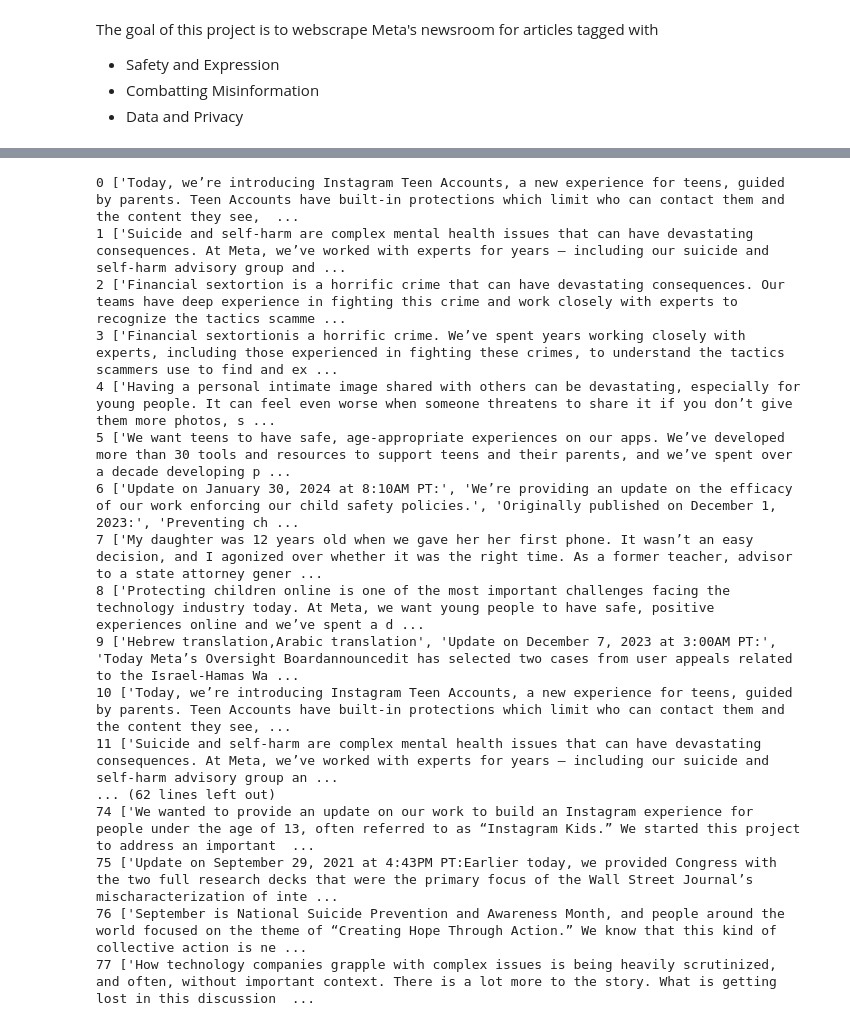
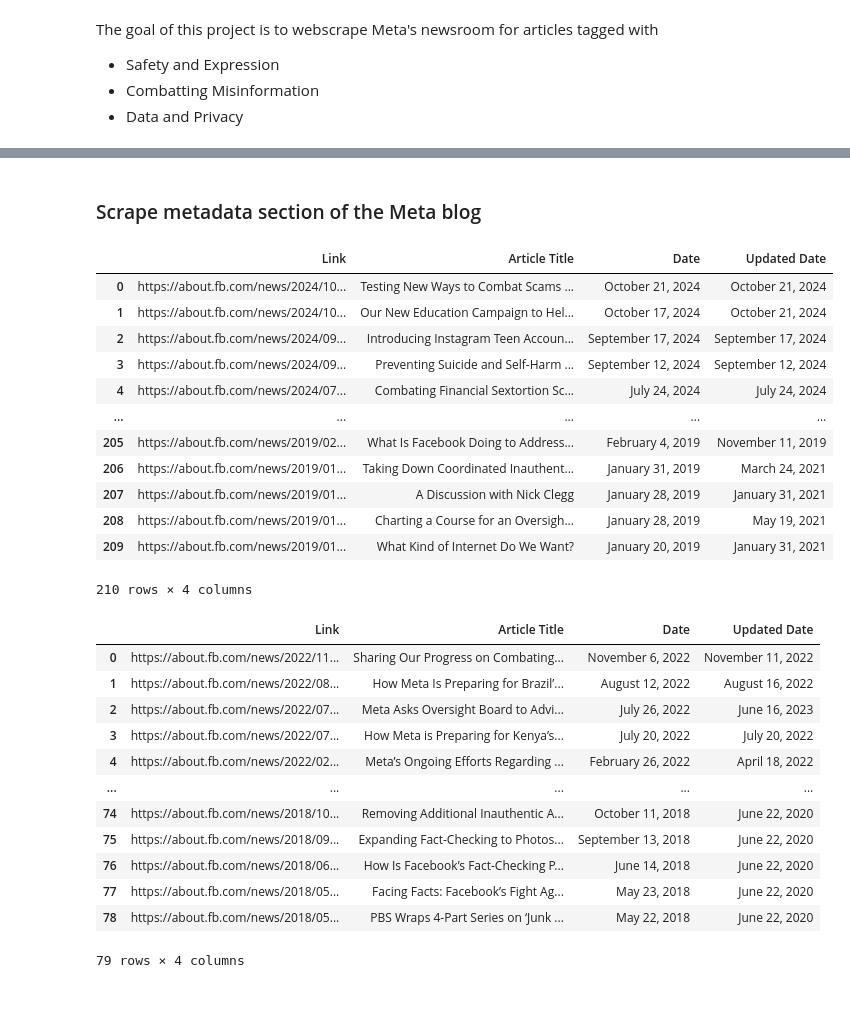
Before and after one commit to stanleyhuang12/content_analysis-, a Jupyter notebook: webscraper_meta.ipynb, the cells around one changed output, grey strips where cells are left out. Cells and saved outputs as stored; diff of their text form; code cells hidden in the pictures; blank space fills up the shorter version.

```diff
--- a/webscraper_meta.ipynb
+++ b/webscraper_meta.ipynb
@@ -76,34 +76,38 @@ print(article_meta_ds)
-# %%
-# Get article body text and zip this with article_meta_ds
-# This process takes 2 minutes
-
-scraped_dataset_safety = [ ]
-
-for idx, row in article_meta_ds.iterrows():
-  article_request = requests.get(url=row['Link'])
-  parser = BeautifulSoup(article_request.content, "html.parser")
-
-  text_section = parser.find("div", class_="uk-width-2-3@m article-container")
-  paragraphs = text_section.find_all("p")
-
-  cleaned_text = [para.get_text(strip=True) for para in paragraphs]
-  scraped_dataset_safety.append(cleaned_text)
-  print(idx, cleaned_text)
-# %% [output]
-0 ['Today, we’re introducing Instagram Teen Accounts, a new experience for teens, guided by parents. Teen Accounts have built-in protections which limit who can contact them and the content they see,  ...
-1 ['Suicide and self-harm are complex mental health issues that can have devastating consequences. At Meta, we’ve worked with experts for years – including our suicide and self-harm advisory group and ...
-2 ['Financial sextortion is a horrific crime that can have devastating consequences. Our teams have deep experience in fighting this crime and work closely with experts to recognize the tactics scamme ...
-3 ['Financial sextortionis a horrific crime. We’ve spent years working closely with experts, including those experienced in fighting these crimes, to understand the tactics scammers use to find and ex ...
-4 ['Having a personal intimate image shared with others can be devastating, especially for young people. It can feel even worse when someone threatens to share it if you don’t give them more photos, s ...
-5 ['We want teens to have safe, age-appropriate experiences on our apps. We’ve developed more than 30 tools and resources to support teens and their parents, and we’ve spent over a decade developing p ...
-6 ['Update on January 30, 2024 at 8:10AM PT:', 'We’re providing an update on the efficacy of our work enforcing our child safety policies.', 'Originally published on December 1, 2023:', 'Preventing ch ...
-7 ['My daughter was 12 years old when we gave her her first phone. It wasn’t an easy decision, and I agonized over whether it was the right time. As a former teacher, advisor to a state attorney gener ...
-8 ['Protecting children online is one of the most important challenges facing the technology industry today. At Meta, we want young people to have safe, positive experiences online and we’ve spent a d ...
-9 ['Hebrew translation,Arabic translation', 'Update on December 7, 2023 at 3:00AM PT:', 'Today Meta’s Oversight Boardannouncedit has selected two cases from user appeals related to the Israel-Hamas Wa ...
-10 ['Today, we’re introducing Instagram Teen Accounts, a new experience for teens, guided by parents. Teen Accounts have built-in protections which limit who can contact them and the content they see, ...
-11 ['Suicide and self-harm are complex mental health issues that can have devastating consequences. At Meta, we’ve worked with experts for years – including our suicide and self-harm advisory group an ...
-... (62 lines left out)
-74 ['We wanted to provide an update on our work to build an Instagram experience for people under the age of 13, often referred to as “Instagram Kids.” We started this project to address an important  ...
-75 ['Update on September 29, 2021 at 4:43PM PT:Earlier today, we provided Congress with the two full research decks that were the primary focus of the Wall Street Journal’s mischaracterization of inte ...
-76 ['September is National Suicide Prevention and Awareness Month, and people around the world focused on the theme of “Creating Hope Through Action.” We know that this kind of collective action is ne ...
-77 ['How technology companies grapple with complex issues is being heavily scrutinized, and often, without important context. There is a lot more to the story. What is getting lost in this discussion  ...
+# %% [markdown]
+### Scrape metadata section of the Meta blog
+# %%
+safety_and_expression = scrape_meta_section(url="https://about.fb.com/news/category/safety-and-expression/page/", page_range=21)
+
+safety_and_expression
+# %% [output]
+|  | Link | Article Title | Date | Updated Date |
+| 0 | https://about.fb.com/news/2024/10... | Testing New Ways to Combat Scams ... | October 21, 2024 | October 21, 2024 |
+| 1 | https://about.fb.com/news/2024/10... | Our New Education Campaign to Hel... | October 17, 2024 | October 21, 2024 |
+| 2 | https://about.fb.com/news/2024/09... | Introducing Instagram Teen Accoun... | September 17, 2024 | September 17, 2024 |
+| 3 | https://about.fb.com/news/2024/09... | Preventing Suicide and Self-Harm ... | September 12, 2024 | September 12, 2024 |
+| 4 | https://about.fb.com/news/2024/07... | Combating Financial Sextortion Sc... | July 24, 2024 | July 24, 2024 |
+| ... | ... | ... | ... | ... |
+| 205 | https://about.fb.com/news/2019/02... | What Is Facebook Doing to Address... | February 4, 2019 | November 11, 2019 |
+| 206 | https://about.fb.com/news/2019/01... | Taking Down Coordinated Inauthent... | January 31, 2019 | March 24, 2021 |
+| 207 | https://about.fb.com/news/2019/01... | A Discussion with Nick Clegg | January 28, 2019 | January 31, 2021 |
+| 208 | https://about.fb.com/news/2019/01... | Charting a Course for an Oversigh... | January 28, 2019 | May 19, 2021 |
+| 209 | https://about.fb.com/news/2019/01... | What Kind of Internet Do We Want? | January 20, 2019 | January 31, 2021 |
+210 rows × 4 columns
+# %%
+combat_misinfo = scrape_meta_section(url ="https://about.fb.com/news/tag/misinformation/page", page_range=8)
+
+combat_misinfo
+# %% [output]
+|  | Link | Article Title | Date | Updated Date |
+| 0 | https://about.fb.com/news/2022/11... | Sharing Our Progress on Combating... | November 6, 2022 | November 11, 2022 |
+| 1 | https://about.fb.com/news/2022/08... | How Meta Is Preparing for Brazil’... | August 12, 2022 | August 16, 2022 |
+| 2 | https://about.fb.com/news/2022/07... | Meta Asks Oversight Board to Advi... | July 26, 2022 | June 16, 2023 |
+| 3 | https://about.fb.com/news/2022/07... | How Meta is Preparing for Kenya’s... | July 20, 2022 | July 20, 2022 |
+| 4 | https://about.fb.com/news/2022/02... | Meta’s Ongoing Efforts Regarding ... | February 26, 2022 | April 18, 2022 |
+| ... | ... | ... | ... | ... |
+| 74 | https://about.fb.com/news/2018/10... | Removing Additional Inauthentic A... | October 11, 2018 | June 22, 2020 |
+| 75 | https://about.fb.com/news/2018/09... | Expanding Fact-Checking to Photos... | September 13, 2018 | June 22, 2020 |
+| 76 | https://about.fb.com/news/2018/06... | How Is Facebook’s Fact-Checking P... | June 14, 2018 | June 22, 2020 |
+| 77 | https://about.fb.com/news/2018/05... | Facing Facts: Facebook’s Fight Ag... | May 23, 2018 | June 22, 2020 |
+| 78 | https://about.fb.com/news/2018/05... | PBS Wraps 4-Part Series on ‘Junk ... | May 22, 2018 | June 22, 2020 |
+79 rows × 4 columns
```
Also changed, not shown: parts of 18 cells of this notebook.
